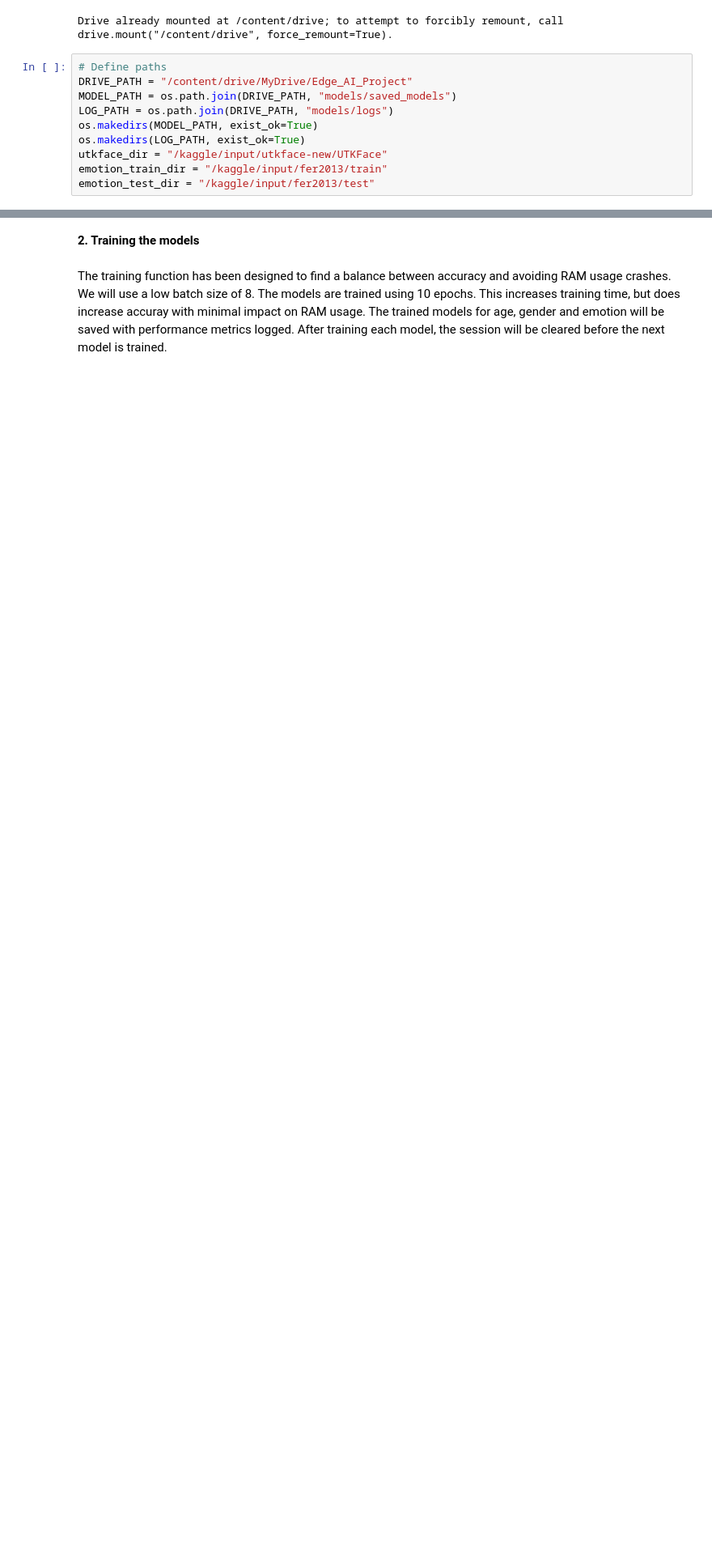
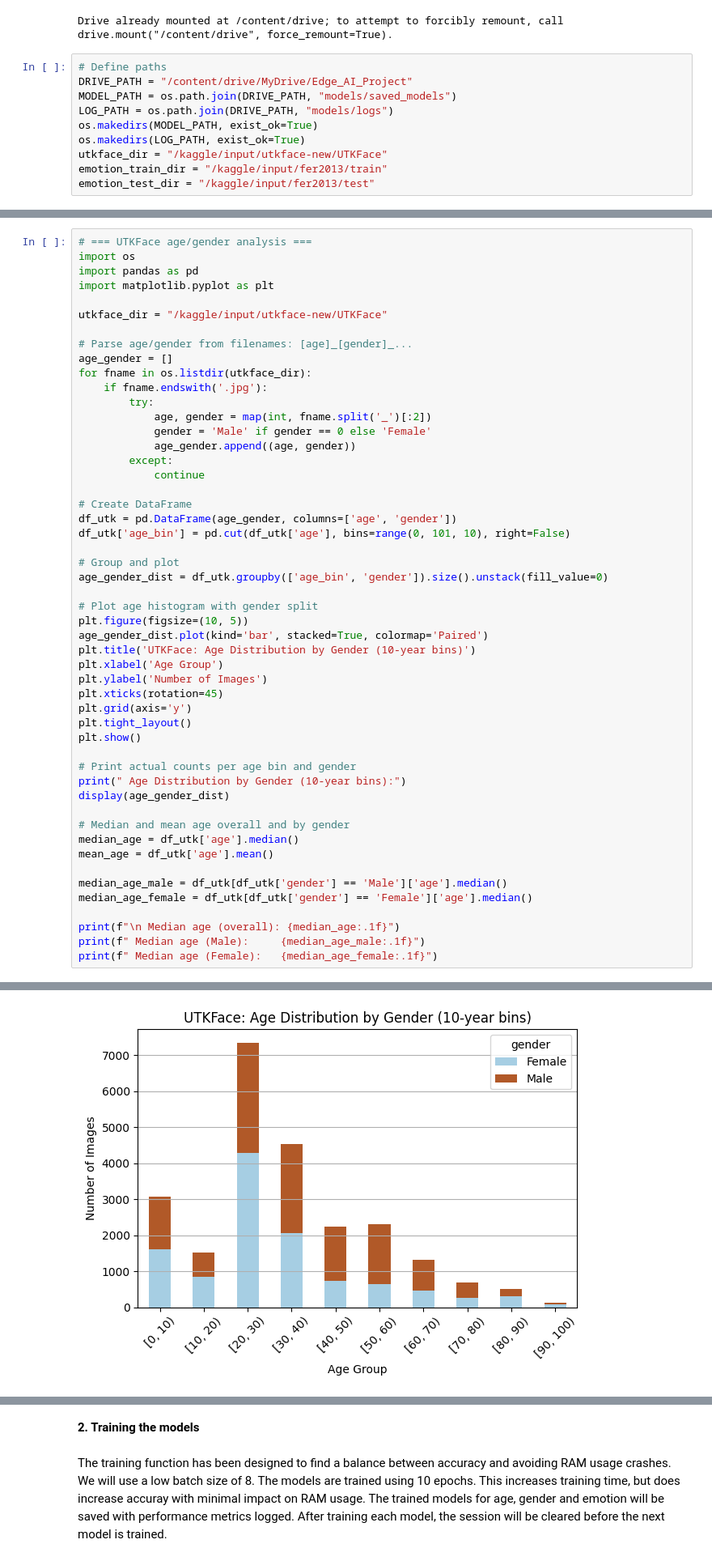
Before and after one commit to Lady-Pi/Edge_AI_Project, a Jupyter notebook: notebooks/01_custom_training.ipynb, the cells around one changed output, grey strips where cells are left out. Shown at 81% size. Saved outputs shown, nothing was run; the diff lists cells and outputs as text; blank space fills up the shorter version.

```diff
--- a/notebooks/01_custom_training.ipynb
+++ b/notebooks/01_custom_training.ipynb
@@ -86,0 +131,52 @@ emotion_test_dir = "/kaggle/input/fer2013/test"
+# %%
+# === UTKFace age/gender analysis ===
+import os
+import pandas as pd
+import matplotlib.pyplot as plt
+
+utkface_dir = "/kaggle/input/utkface-new/UTKFace"
+
+# Parse age/gender from filenames: [age]_[gender]_...
+age_gender = []
+for fname in os.listdir(utkface_dir):
+    if fname.endswith('.jpg'):
+        try:
+            age, gender = map(int, fname.split('_')[:2])
+            gender = 'Male' if gender == 0 else 'Female'
+            age_gender.append((age, gender))
+        except:
+            continue
+
+# Create DataFrame
+df_utk = pd.DataFrame(age_gender, columns=['age', 'gender'])
+df_utk['age_bin'] = pd.cut(df_utk['age'], bins=range(0, 101, 10), right=False)
+
+# Group and plot
+age_gender_dist = df_utk.groupby(['age_bin', 'gender']).size().unstack(fill_value=0)
+
+# Plot age histogram with gender split
+plt.figure(figsize=(10, 5))
+age_gender_dist.plot(kind='bar', stacked=True, colormap='Paired')
+plt.title('UTKFace: Age Distribution by Gender (10-year bins)')
+plt.xlabel('Age Group')
+plt.ylabel('Number of Images')
+plt.xticks(rotation=45)
+plt.grid(axis='y')
+plt.tight_layout()
+plt.show()
+
+# Print actual counts per age bin and gender
+print(" Age Distribution by Gender (10-year bins):")
+display(age_gender_dist)
+
+# Median and mean age overall and by gender
+median_age = df_utk['age'].median()
+mean_age = df_utk['age'].mean()
+
+median_age_male = df_utk[df_utk['gender'] == 'Male']['age'].median()
+median_age_female = df_utk[df_utk['gender'] == 'Female']['age'].median()
+
+print(f"\n Median age (overall): {median_age:.1f}")
+print(f" Median age (Male):     {median_age_male:.1f}")
+print(f" Median age (Female):   {median_age_female:.1f}")
+# %% [output]
@@ -86,0 +184 @@ emotion_test_dir = "/kaggle/input/fer2013/test"
+[figure, added]
```
Also changed, not shown: parts of 2 cells of this notebook, 2 other files.
